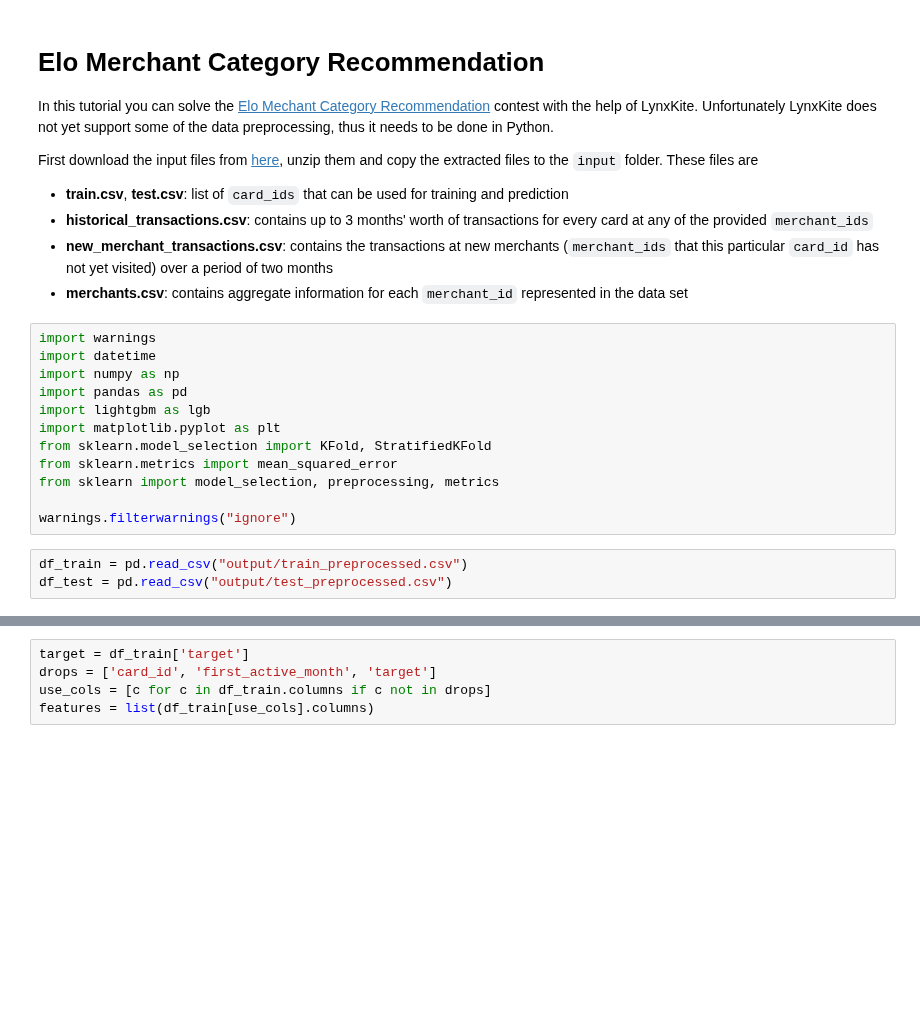
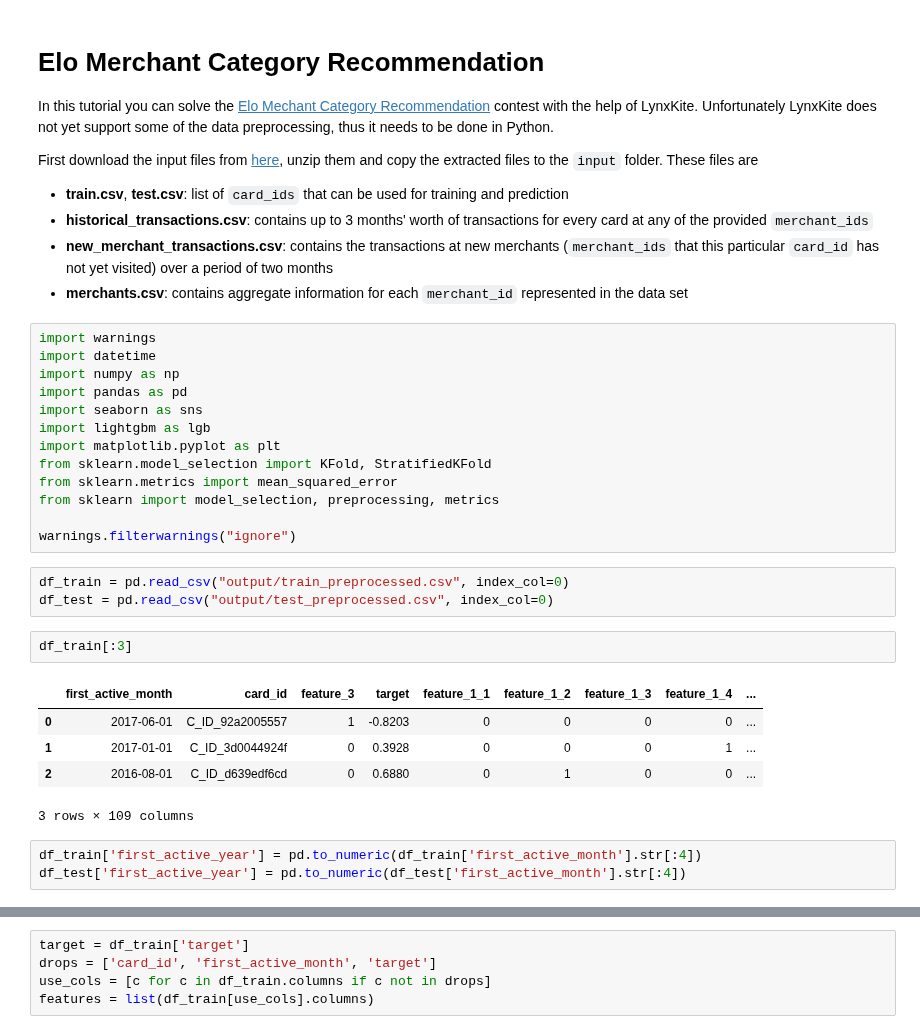
Before and after one commit to Zol-S/kaggle, a Jupyter notebook: Elo Merchant Category Recommendation/2_Training.ipynb, the cells around one changed output, grey strips where cells are left out. Saved outputs shown, nothing was run; the diff lists cells and outputs as text; blank space fills up the shorter version.

```diff
--- a/Elo Merchant Category Recommendation/2_Training.ipynb
+++ b/Elo Merchant Category Recommendation/2_Training.ipynb
@@ -14,6 +14,7 @@ import warnings
 import datetime
 import numpy as np
 import pandas as pd
+import seaborn as sns
 import lightgbm as lgb
 import matplotlib.pyplot as plt
 from sklearn.model_selection import KFold, StratifiedKFold
@@ -22,5 +23,16 @@ from sklearn import model_selection, preprocessing, metrics
 
 warnings.filterwarnings("ignore")
 # %%
-df_train = pd.read_csv("output/train_preprocessed.csv")
-df_test = pd.read_csv("output/test_preprocessed.csv")
+df_train = pd.read_csv("output/train_preprocessed.csv", index_col=0)
+df_test = pd.read_csv("output/test_preprocessed.csv", index_col=0)
+# %%
+df_train[:3]
+# %% [output]
+|  | first_active_month | card_id | feature_3 | target | feature_1_1 | feature_1_2 | feature_1_3 | feature_1_4 | ... |
+| 0 | 2017-06-01 | C_ID_92a2005557 | 1 | -0.8203 | 0 | 0 | 0 | 0 | ... |
+| 1 | 2017-01-01 | C_ID_3d0044924f | 0 | 0.3928 | 0 | 0 | 0 | 1 | ... |
+| 2 | 2016-08-01 | C_ID_d639edf6cd | 0 | 0.6880 | 0 | 1 | 0 | 0 | ... |
+3 rows × 109 columns
+# %%
+df_train['first_active_year'] = pd.to_numeric(df_train['first_active_month'].str[:4])
+df_test['first_active_year'] = pd.to_numeric(df_test['first_active_month'].str[:4])
```
Also changed, not shown: parts of 15 cells of this notebook, 5 other files.
